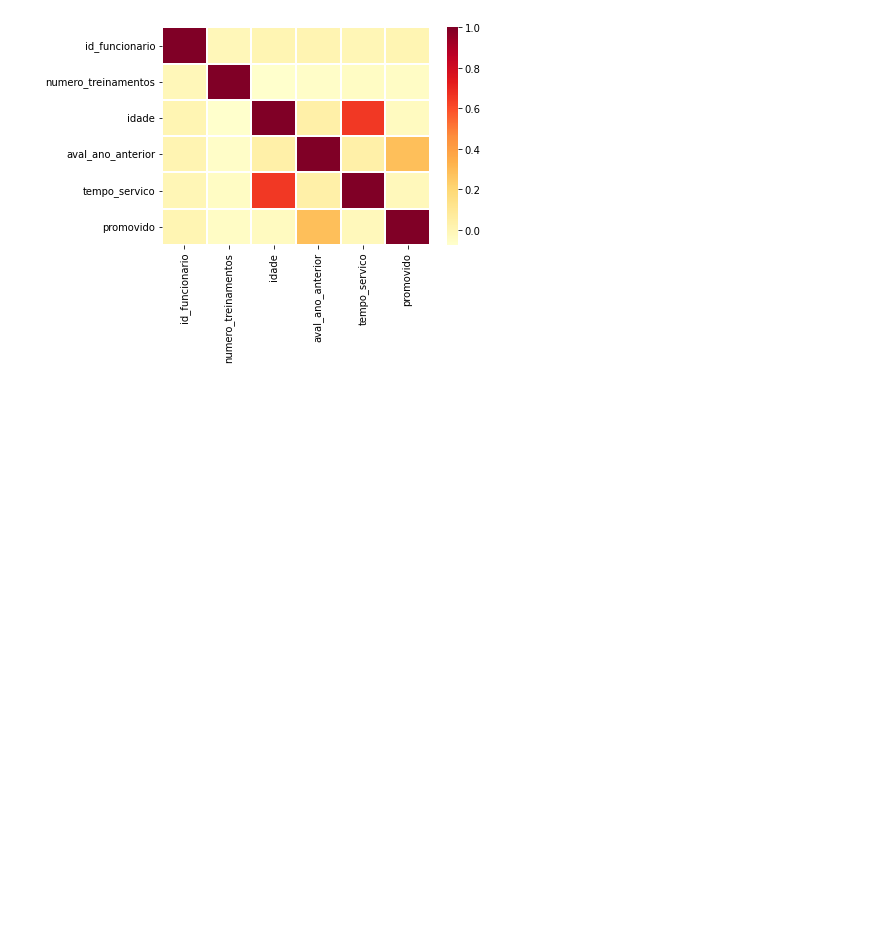
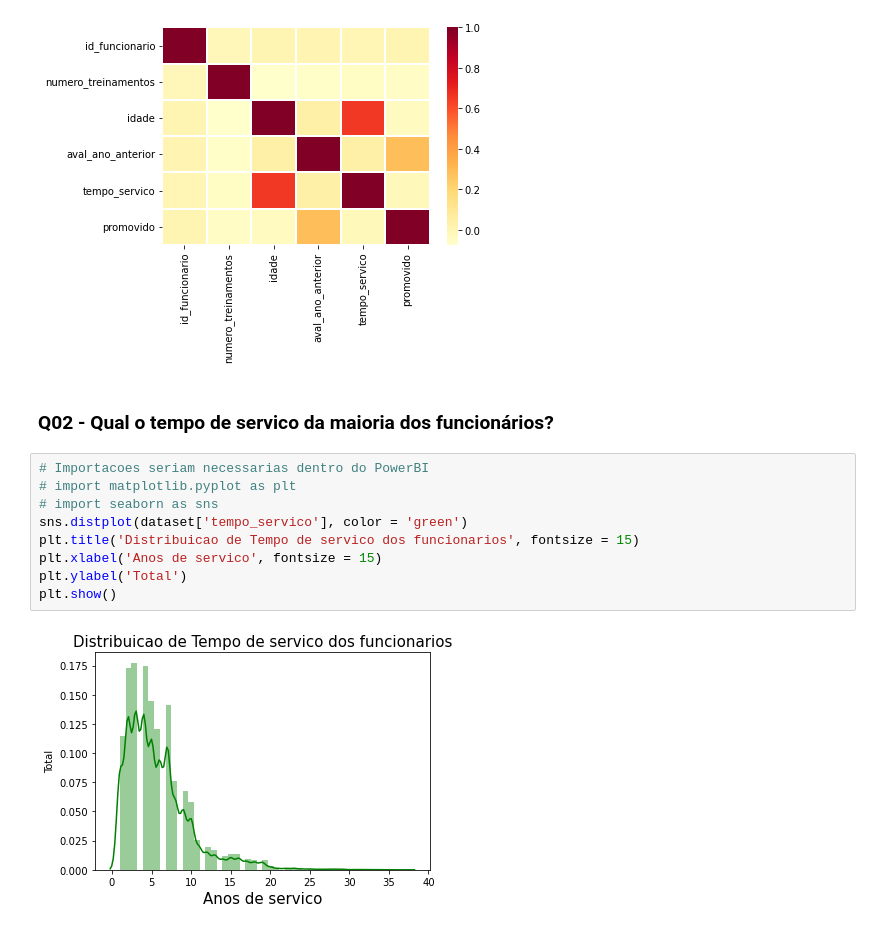
Before and after one commit to arturmabrao/R-ini, a Jupyter notebook: Python-ini/02/Ex02_MiniProj-ExPBI.ipynb, the cells around one changed output. Cells and saved outputs as stored; diff of their text form; blank space fills up the shorter version.

```diff
--- a/Python-ini/02/Ex02_MiniProj-ExPBI.ipynb
+++ b/Python-ini/02/Ex02_MiniProj-ExPBI.ipynb
@@ -19,3 +19,16 @@ sns.heatmap(corr, cmap = "YlOrRd", linewidths = 0.1)
 plt.show()
 # %% [output]
 [figure]
+# %% [markdown]
+### Q02 - Qual o tempo de servico da maioria dos funcionários?
+# %%
+# Importacoes seriam necessarias dentro do PowerBI
+# import matplotlib.pyplot as plt
+# import seaborn as sns
+sns.distplot(dataset['tempo_servico'], color = 'green')
+plt.title('Distribuicao de Tempo de servico dos funcionarios', fontsize = 15)
+plt.xlabel('Anos de servico', fontsize = 15)
+plt.ylabel('Total')
+plt.show()
+# %% [output]
+[figure, added]
```
Also changed, not shown: parts of 2 cells of this notebook.
